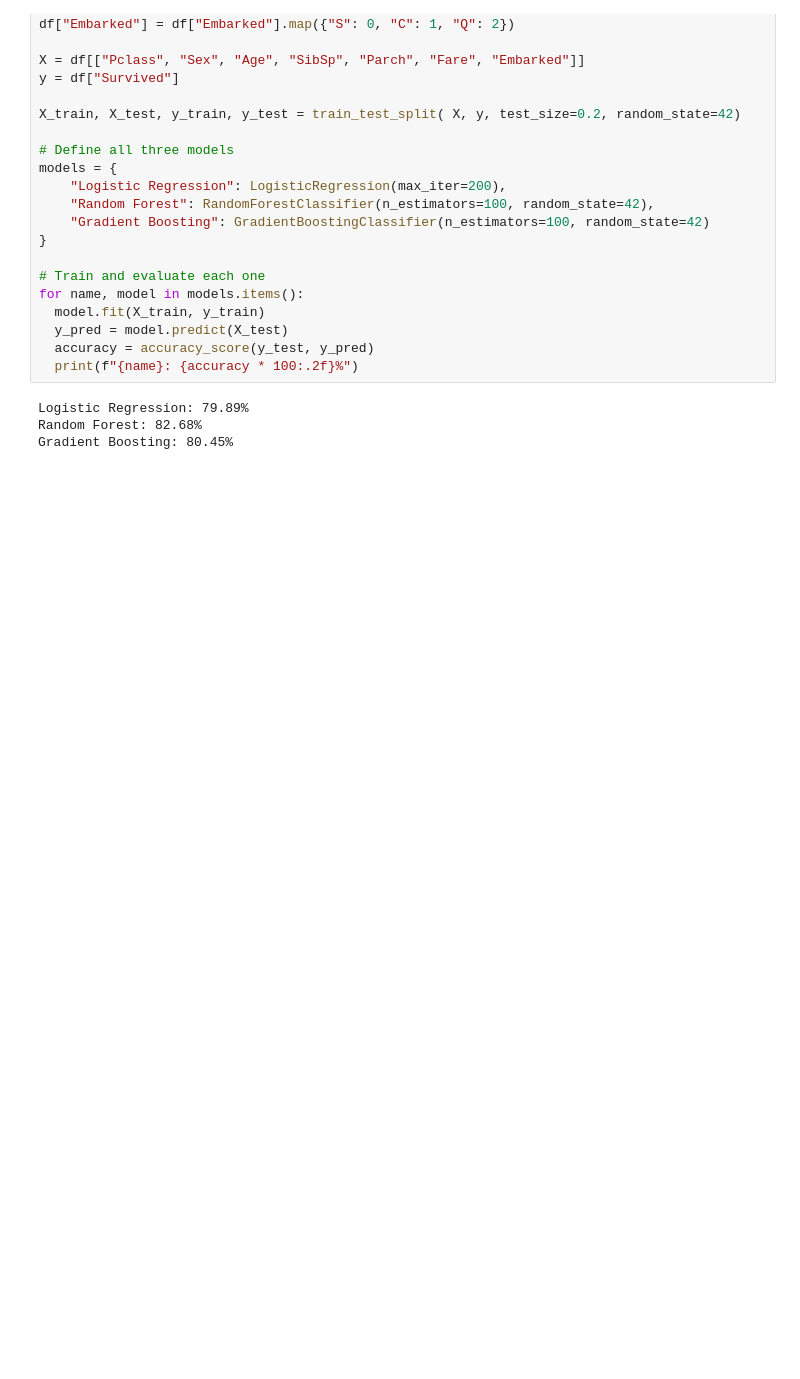
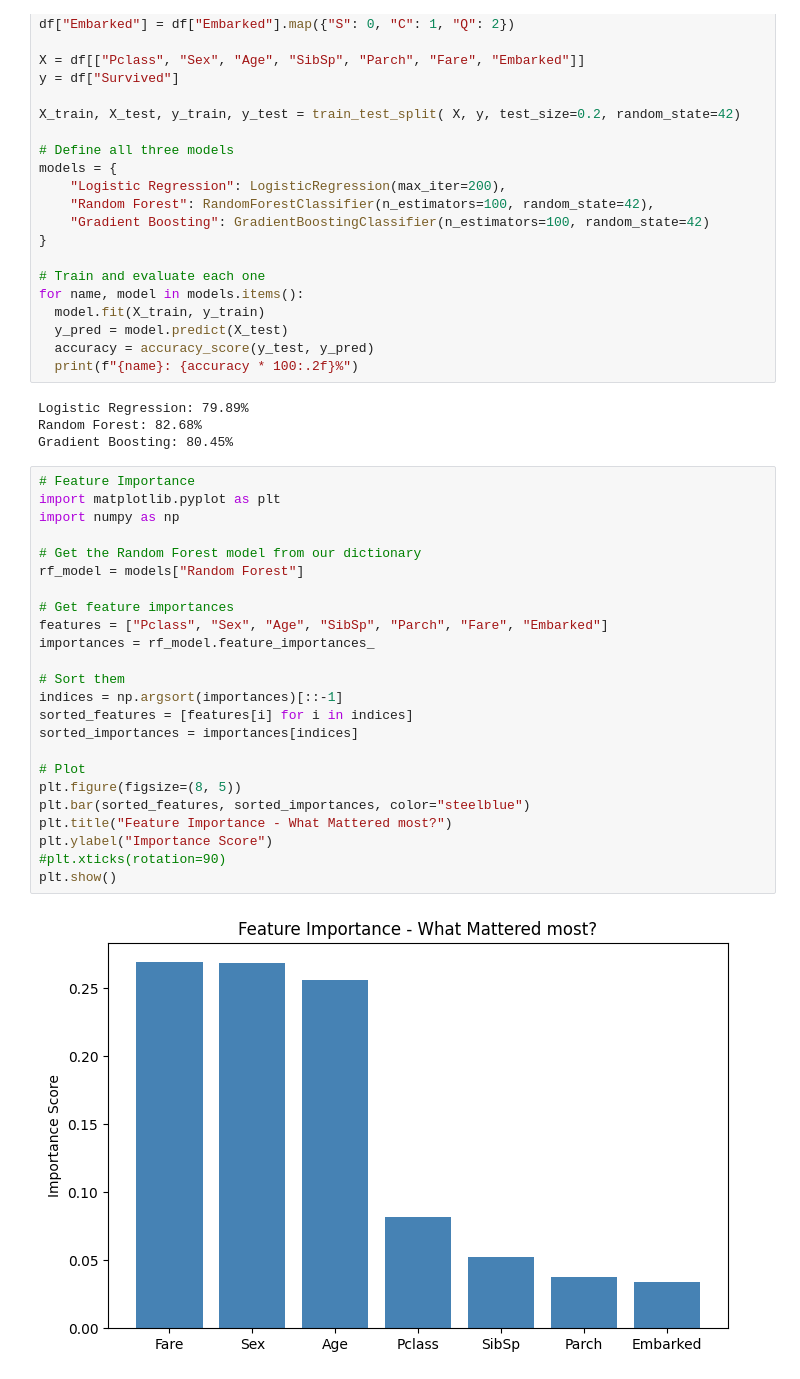
Before and after one commit to OnyisoChris/Machine-Learning, a Jupyter notebook: MLPython.ipynb, the cells around one changed output. Drawn from its saved outputs; the diff is of its cells as text; blank space fills up the shorter version.

```diff
--- a/MLPython.ipynb
+++ b/MLPython.ipynb
@@ -681,3 +681,29 @@ for name, model in models.items():
 Logistic Regression: 79.89%
 Random Forest: 82.68%
 Gradient Boosting: 80.45%
+# %%
+# Feature Importance
+import matplotlib.pyplot as plt
+import numpy as np
+
+# Get the Random Forest model from our dictionary
+rf_model = models["Random Forest"]
+
+# Get feature importances
+features = ["Pclass", "Sex", "Age", "SibSp", "Parch", "Fare", "Embarked"]
+importances = rf_model.feature_importances_
+
+# Sort them
+indices = np.argsort(importances)[::-1]
+sorted_features = [features[i] for i in indices]
+sorted_importances = importances[indices]
+
+# Plot
+plt.figure(figsize=(8, 5))
+plt.bar(sorted_features, sorted_importances, color="steelblue")
+plt.title("Feature Importance - What Mattered most?")
+plt.ylabel("Importance Score")
+#plt.xticks(rotation=90)
+plt.show()
+# %% [output]
+[figure, added]
```
Also changed, not shown: parts of 4 cells of this notebook.
